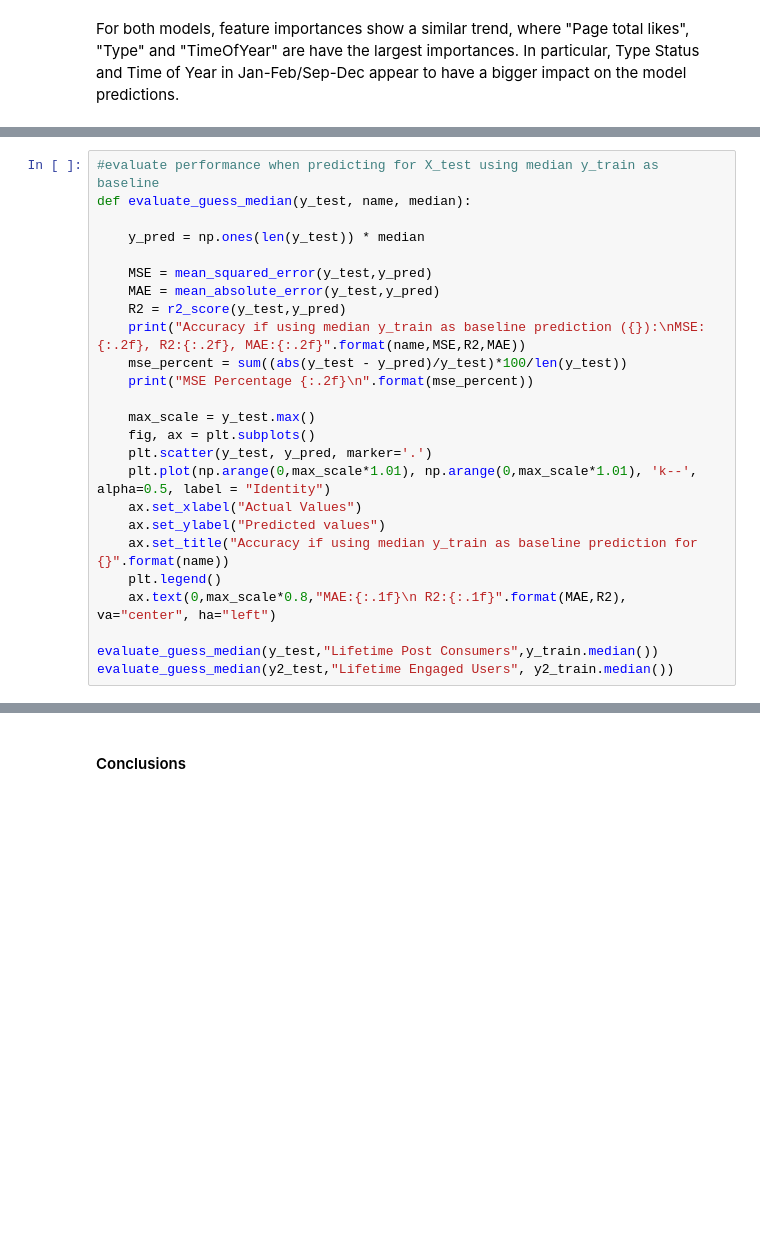
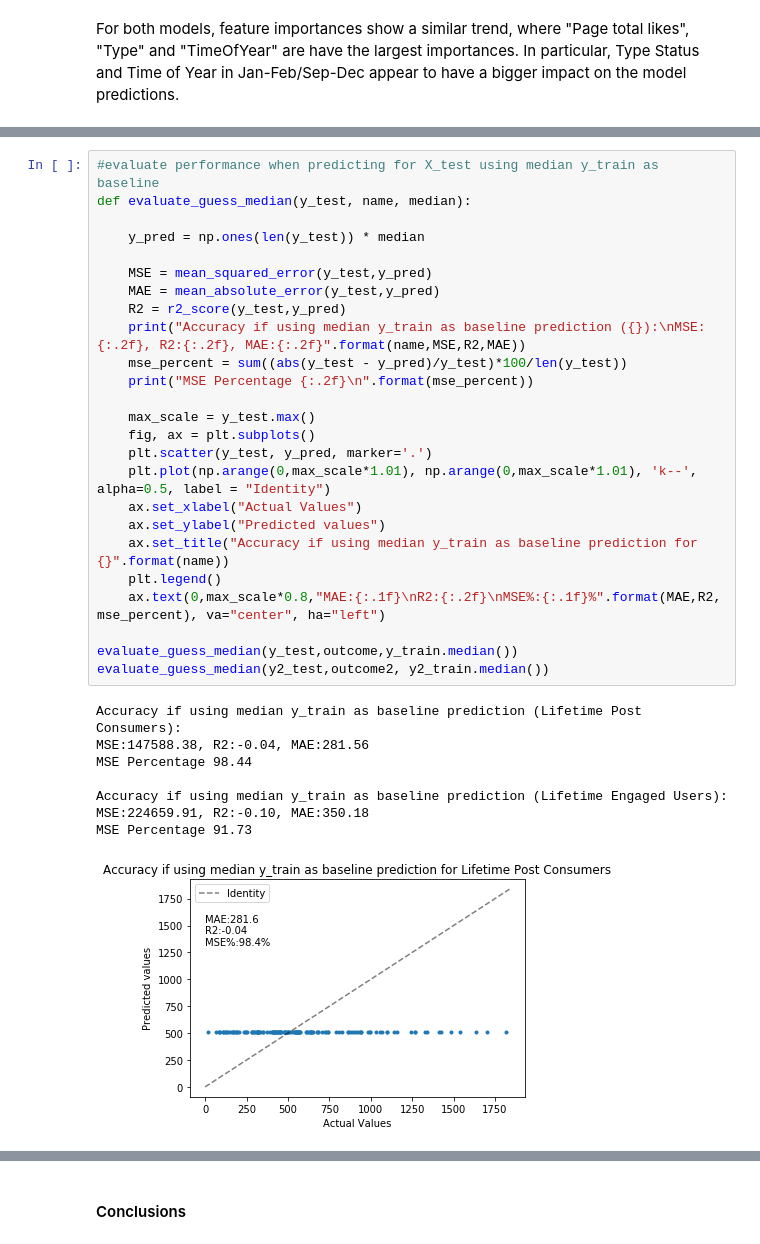
Before and after one commit to sherry-tan/MachineLearning, a Jupyter notebook: facebookmetrics/Assignment1B_final.ipynb, the cells around one changed output, grey strips where cells are left out. Drawn from its saved outputs; the diff is of its cells as text; blank space fills up the shorter version.

```diff
--- a/facebookmetrics/Assignment1B_final.ipynb
+++ b/facebookmetrics/Assignment1B_final.ipynb
@@ -527,25 +524,34 @@ MSE Percentage 70.03
 # %%
 #evaluate performance when predicting for X_test using median y_train as baseline
 def evaluate_guess_median(y_test, name, median):
 
     y_pred = np.ones(len(y_test)) * median
 
     MSE = mean_squared_error(y_test,y_pred)
     MAE = mean_absolute_error(y_test,y_pred)
     R2 = r2_score(y_test,y_pred)
     print("Accuracy if using median y_train as baseline prediction ({}):\nMSE:{:.2f}, R2:{:.2f}, MAE:{:.2f}".format(name,MSE,R2,MAE))
     mse_percent = sum((abs(y_test - y_pred)/y_test)*100/len(y_test))
     print("MSE Percentage {:.2f}\n".format(mse_percent))
 
     max_scale = y_test.max()
     fig, ax = plt.subplots()
     plt.scatter(y_test, y_pred, marker='.')
     plt.plot(np.arange(0,max_scale*1.01), np.arange(0,max_scale*1.01), 'k--', alpha=0.5, label = "Identity")
     ax.set_xlabel("Actual Values")
     ax.set_ylabel("Predicted values")
     ax.set_title("Accuracy if using median y_train as baseline prediction for {}".format(name))
     plt.legend()
-    ax.text(0,max_scale*0.8,"MAE:{:.1f}\n R2:{:.1f}".format(MAE,R2), va="center", ha="left")
+    ax.text(0,max_scale*0.8,"MAE:{:.1f}\nR2:{:.2f}\nMSE%:{:.1f}%".format(MAE,R2, mse_percent), va="center", ha="left")
 
-evaluate_guess_median(y_test,"Lifetime Post Consumers",y_train.median())
-evaluate_guess_median(y2_test,"Lifetime Engaged Users", y2_train.median())
+evaluate_guess_median(y_test,outcome,y_train.median())
+evaluate_guess_median(y2_test,outcome2, y2_train.median())
+# %% [output]
+Accuracy if using median y_train as baseline prediction (Lifetime Post Consumers):
+MSE:147588.38, R2:-0.04, MAE:281.56
+MSE Percentage 98.44
+
+Accuracy if using median y_train as baseline prediction (Lifetime Engaged Users):
+MSE:224659.91, R2:-0.10, MAE:350.18
+MSE Percentage 91.73
+[figure, added]
```
Also changed, not shown: parts of 14 cells of this notebook.
